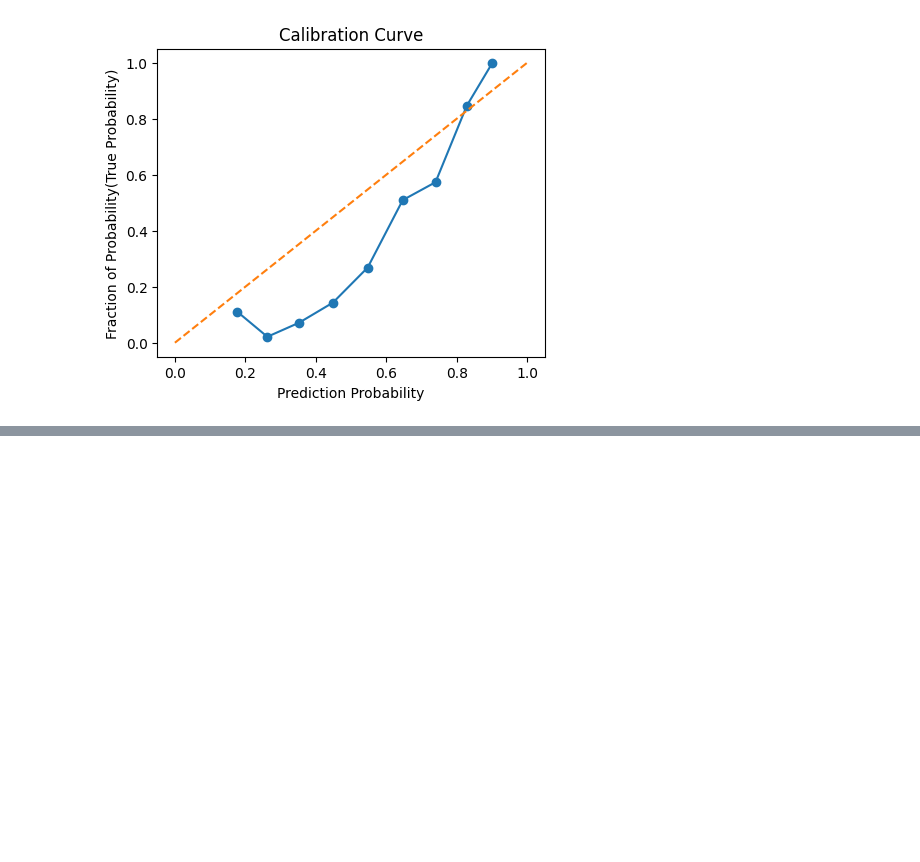
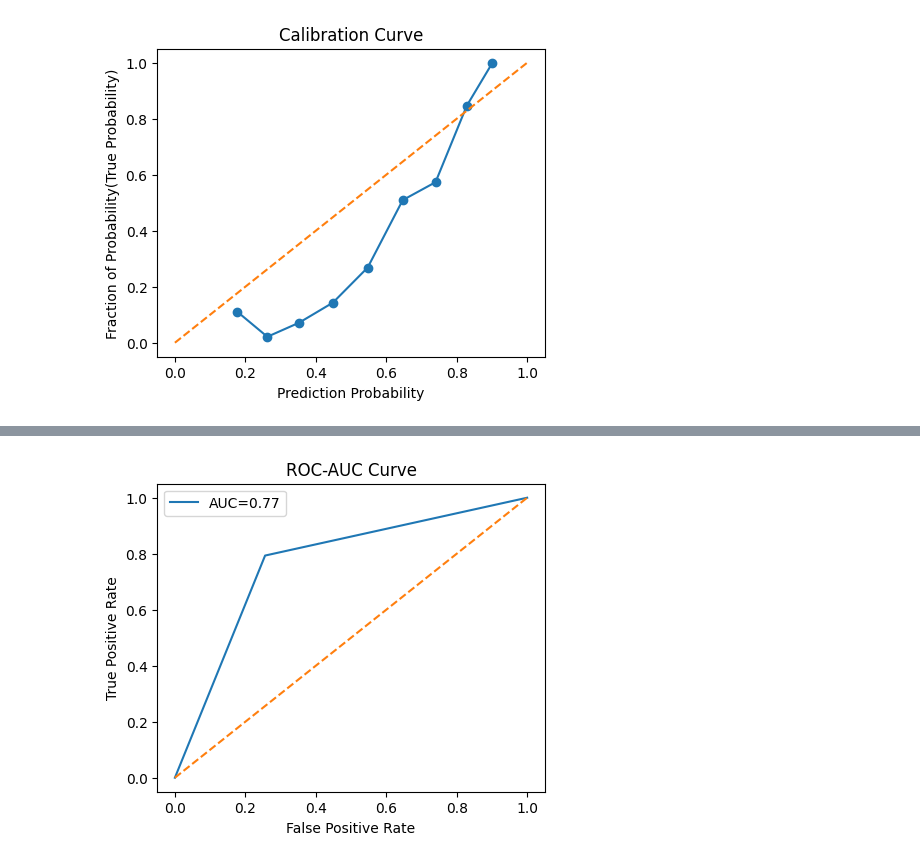
Before and after one commit to NaimPro-tech/Bank_Churn_Prediction_System, a Jupyter notebook: bank_customer_churn.ipynb, the cells around one changed output, grey strips where cells are left out. Saved outputs shown, nothing was run; the diff lists cells and outputs as text; code cells hidden in the pictures; blank space fills up the shorter version.

Commit message:
Decision Tree ROC-AUC & PR Curve Analysis

```diff
--- a/bank_customer_churn.ipynb
+++ b/bank_customer_churn.ipynb
@@ -559,0 +587,2 @@ weighted avg       0.86      0.86      0.84      1500
+# %%
+grid.fit(X_train_scaled, y_train)
@@ -559,0 +606,4 @@ weighted avg       0.86      0.86      0.84      1500
+# %%
+best_tree = grid.best_estimator_
+# %%
+best_tree.fit(X_train_scaled, y_train)
@@ -559,0 +614,3 @@ weighted avg       0.86      0.86      0.84      1500
+# %%
+y_val_tree = best_tree.predict(X_temp_scaled)
+y_test_tree = best_tree.predict(X_test_scaled)
@@ -559,0 +638,17 @@ weighted avg       0.86      0.86      0.84      1500
+# %%
+#decision tree roc auc curve
+tree_prob = best_tree.predict_proba(X_test_scaled)[:,1]
+fpr, tpr, thresholds = roc_curve(y_test, y_test_tree)
+
+roc_auc = auc(fpr, tpr)
+
+plt.figure(figsize=(5,4))
+plt.plot(fpr, tpr, label=f"AUC={roc_auc:.2f}")
+plt.plot([0,1],[0,1],'--')
+plt.xlabel("False Positive Rate")
+plt.ylabel("True Positive Rate")
+plt.title("ROC-AUC Curve")
+plt.legend()
+plt.show()
+# %% [output]
+[figure, added]
```
Also changed, not shown: parts of 12 cells of this notebook.
